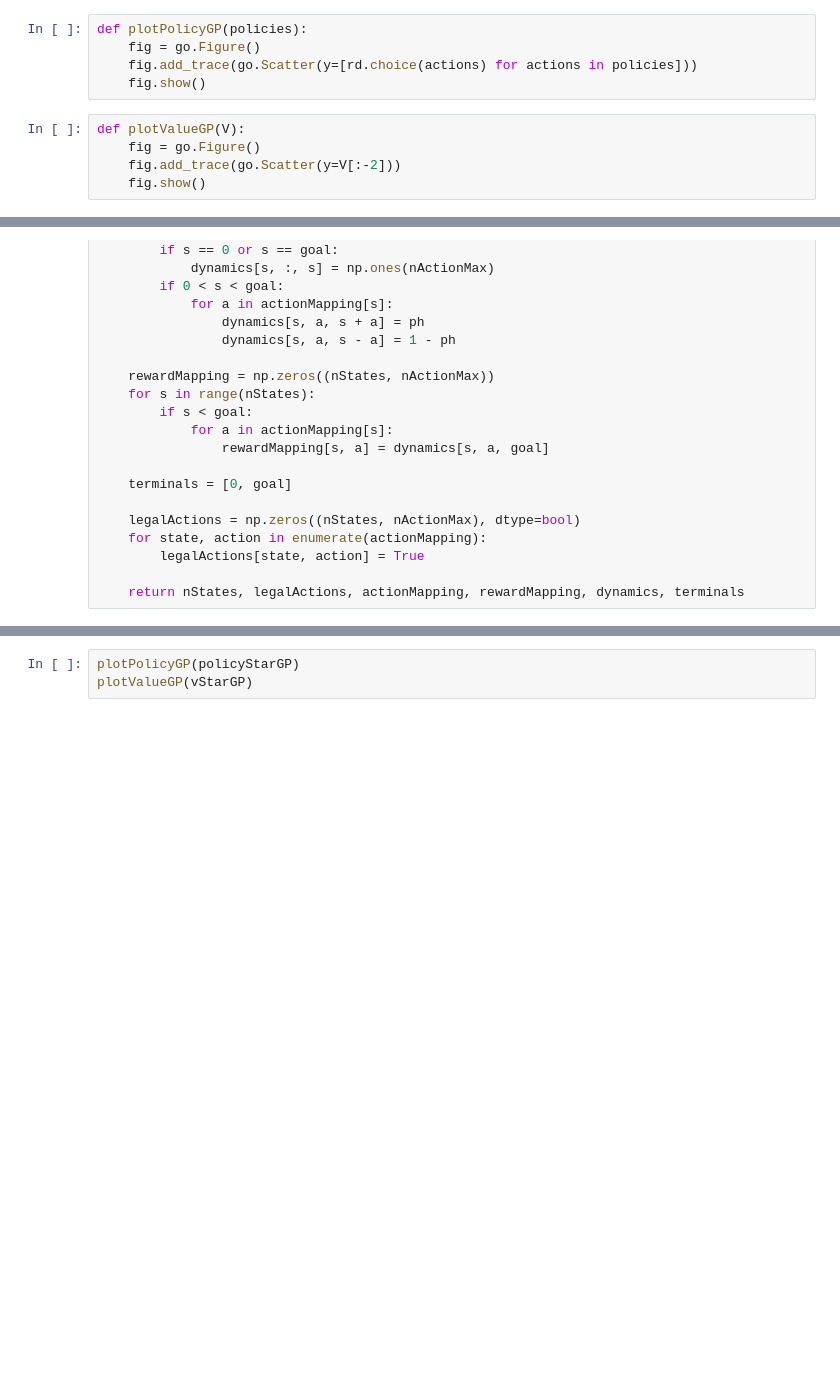
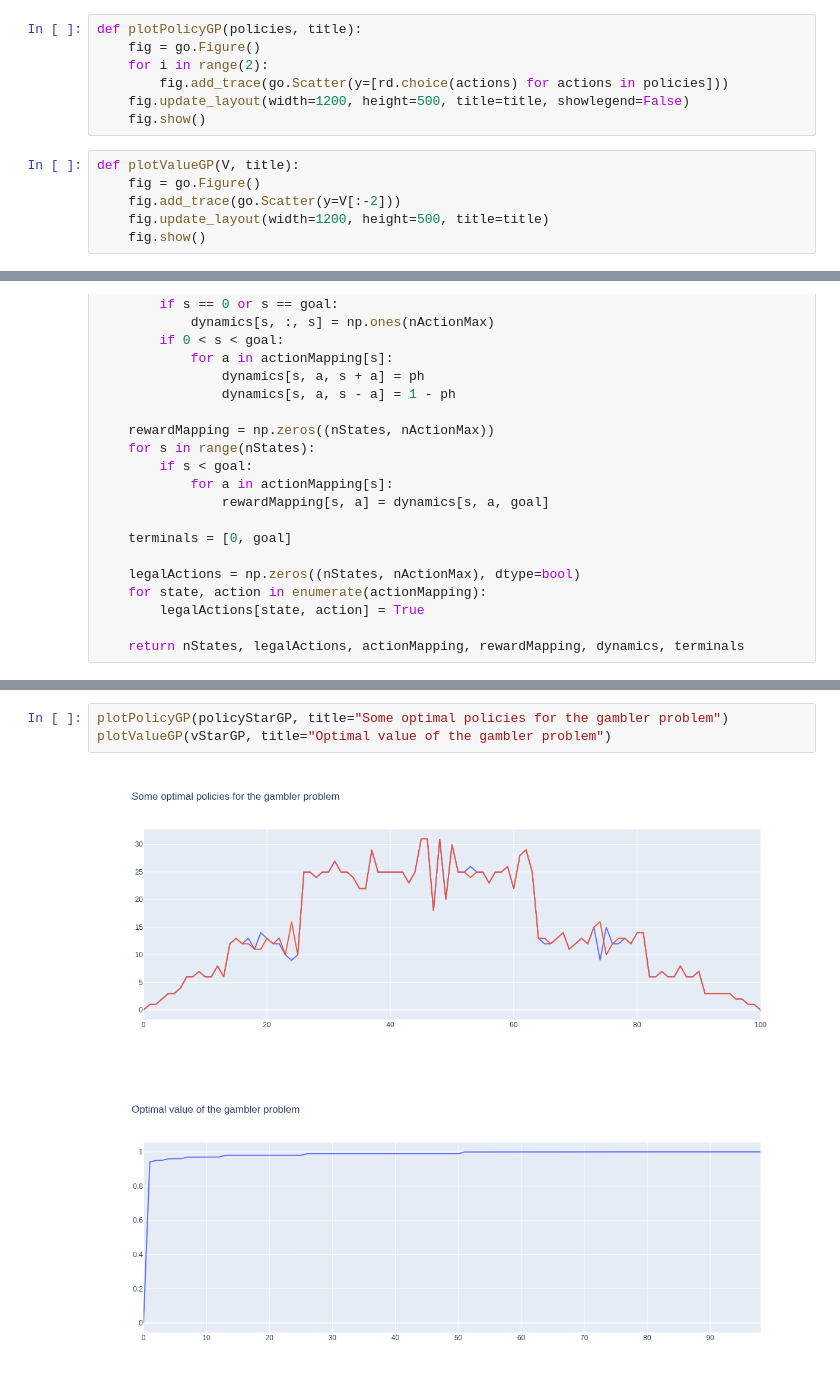
Before and after one commit to Salma-Hammani/Sutto-Barto-RL-exercises, a Jupyter notebook: Chapter4 - Dynamic Programming.ipynb, the cells around one changed output, grey strips where cells are left out. Cells and saved outputs as stored; diff of their text form; blank space fills up the shorter version.

```diff
--- a/Chapter4 - Dynamic Programming.ipynb
+++ b/Chapter4 - Dynamic Programming.ipynb
@@ -236,12 +244,15 @@ iteration 4
 # %%
-def plotPolicyGP(policies):
+def plotPolicyGP(policies, title):
     fig = go.Figure()
-    fig.add_trace(go.Scatter(y=[rd.choice(actions) for actions in policies]))
+    for i in range(2):
+        fig.add_trace(go.Scatter(y=[rd.choice(actions) for actions in policies]))
+    fig.update_layout(width=1200, height=500, title=title, showlegend=False)
     fig.show()
 # %%
-def plotValueGP(V):
+def plotValueGP(V, title):
     fig = go.Figure()
     fig.add_trace(go.Scatter(y=V[:-2]))
+    fig.update_layout(width=1200, height=500, title=title)
     fig.show()
 # %%
 def buildGPModel(goal, ph):
@@ -325,3 +326,6 @@ iteration 8
 # %%
-plotPolicyGP(policyStarGP)
-plotValueGP(vStarGP)
+plotPolicyGP(policyStarGP, title="Some optimal policies for the gambler problem")
+plotValueGP(vStarGP, title="Optimal value of the gambler problem")
+# %% [output]
+[figure, added]
+[figure, added]
```
Also changed, not shown: parts of 11 cells of this notebook.
